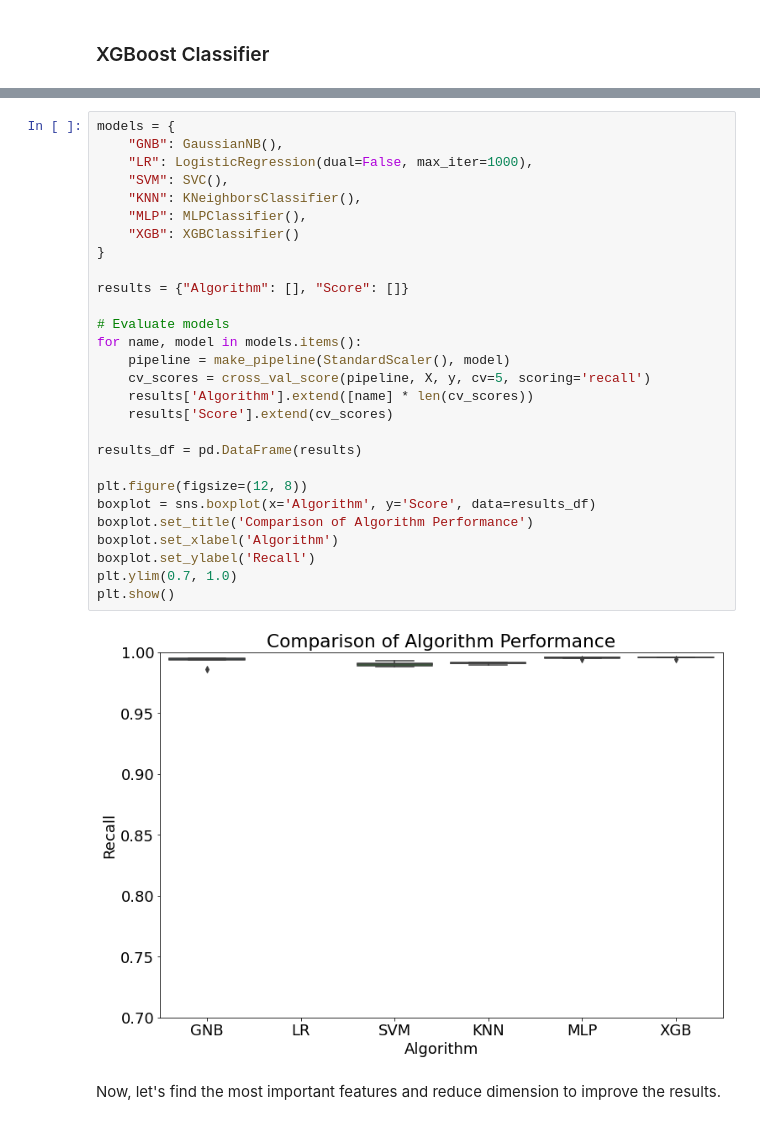
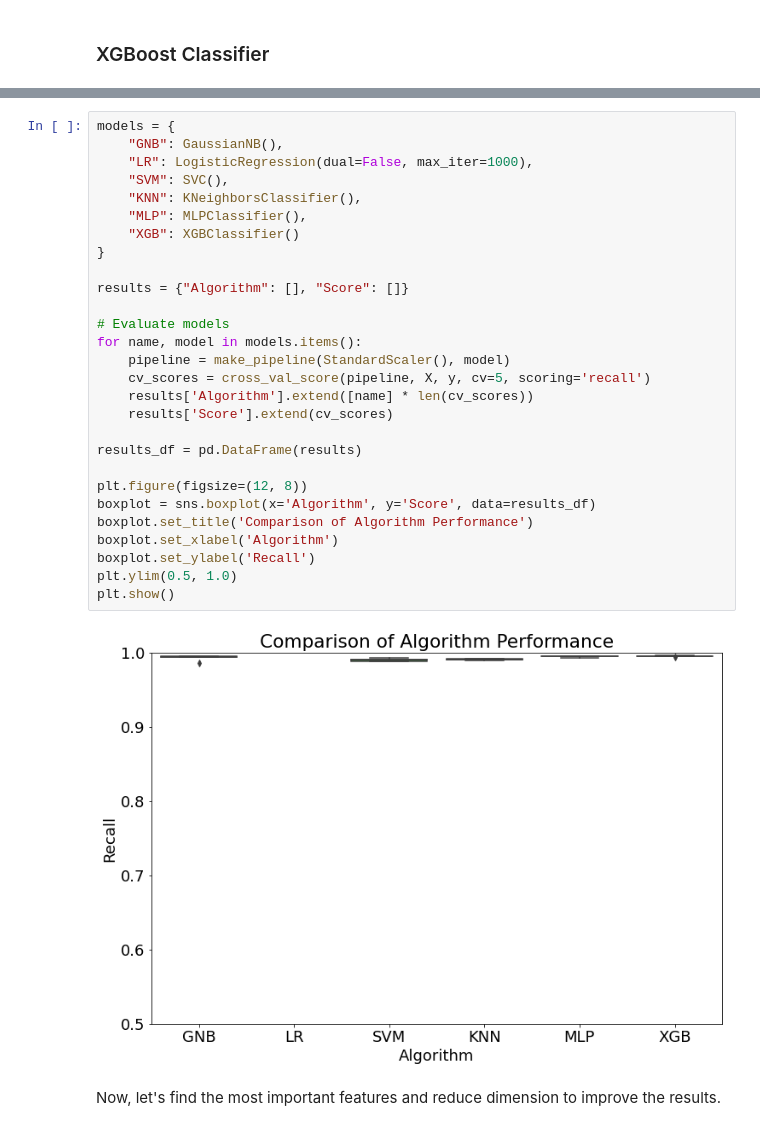
Before and after one commit to meric2/Loan-Default-Prediction, a Jupyter notebook: prediction.ipynb, the cells around one changed output, grey strips where cells are left out. Cells and saved outputs as stored; diff of their text form.

```diff
--- a/prediction.ipynb
+++ b/prediction.ipynb
@@ -963,33 +1164,33 @@ Text(83.68, 0.5, 'True Labels')
 # %%
 models = {
     "GNB": GaussianNB(),
     "LR": LogisticRegression(dual=False, max_iter=1000),
     "SVM": SVC(),
     "KNN": KNeighborsClassifier(),
     "MLP": MLPClassifier(),
     "XGB": XGBClassifier()
 }
 
 results = {"Algorithm": [], "Score": []}
 
 # Evaluate models
 for name, model in models.items():
     pipeline = make_pipeline(StandardScaler(), model)
     cv_scores = cross_val_score(pipeline, X, y, cv=5, scoring='recall')
     results['Algorithm'].extend([name] * len(cv_scores))
     results['Score'].extend(cv_scores)
 
 results_df = pd.DataFrame(results)
 
 plt.figure(figsize=(12, 8))
 boxplot = sns.boxplot(x='Algorithm', y='Score', data=results_df)
 boxplot.set_title('Comparison of Algorithm Performance')
 boxplot.set_xlabel('Algorithm')
 boxplot.set_ylabel('Recall')
-plt.ylim(0.7, 1.0)
+plt.ylim(0.5, 1.0)
 plt.show()
 # %% [output]
-[figure, old version]
+[figure, new version]
 # %% [markdown]
 Now, let's find the most important features and reduce dimension to improve the results.
 # %%
```
Also changed, not shown: parts of 47 cells of this notebook, 1 other file.
